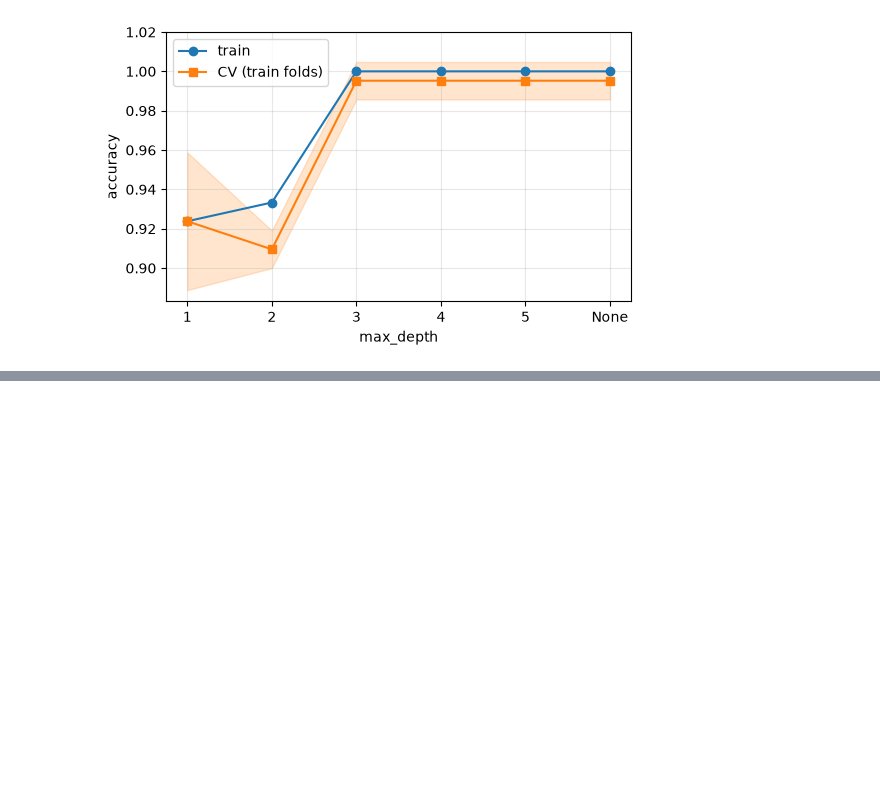
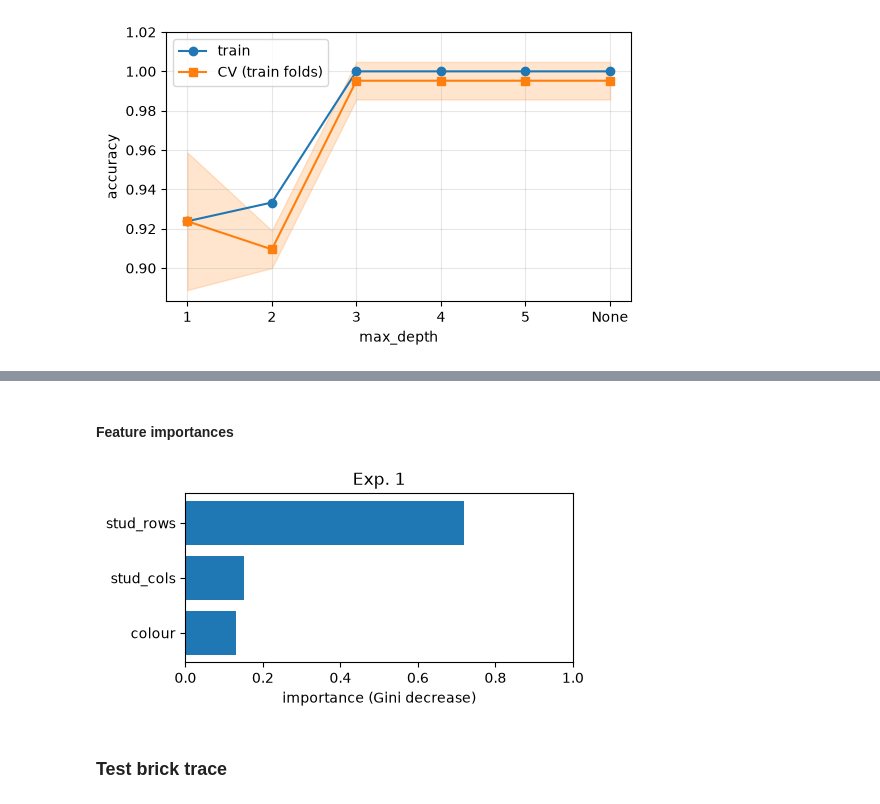
Before and after one commit to migasantunes/decision-trees-lego, a Jupyter notebook: notebooks/dev_a.ipynb, the cells around one changed output, grey strips where cells are left out. Cells and saved outputs as stored; diff of their text form; code cells hidden in the pictures; blank space fills up the shorter version.

```diff
--- a/notebooks/dev_a.ipynb
+++ b/notebooks/dev_a.ipynb
@@ -154,0 +236,9 @@ plt.show()
+# %% [markdown]
+#### Feature importances
+# %%
+plots.plot_importances(tree1, enc, title="Exp. 1")
+plt.show()
+# %% [output]
+[figure, added]
+# %% [markdown]
+### Test brick trace
```
Also changed, not shown: parts of 17 cells of this notebook, 1 other file.
